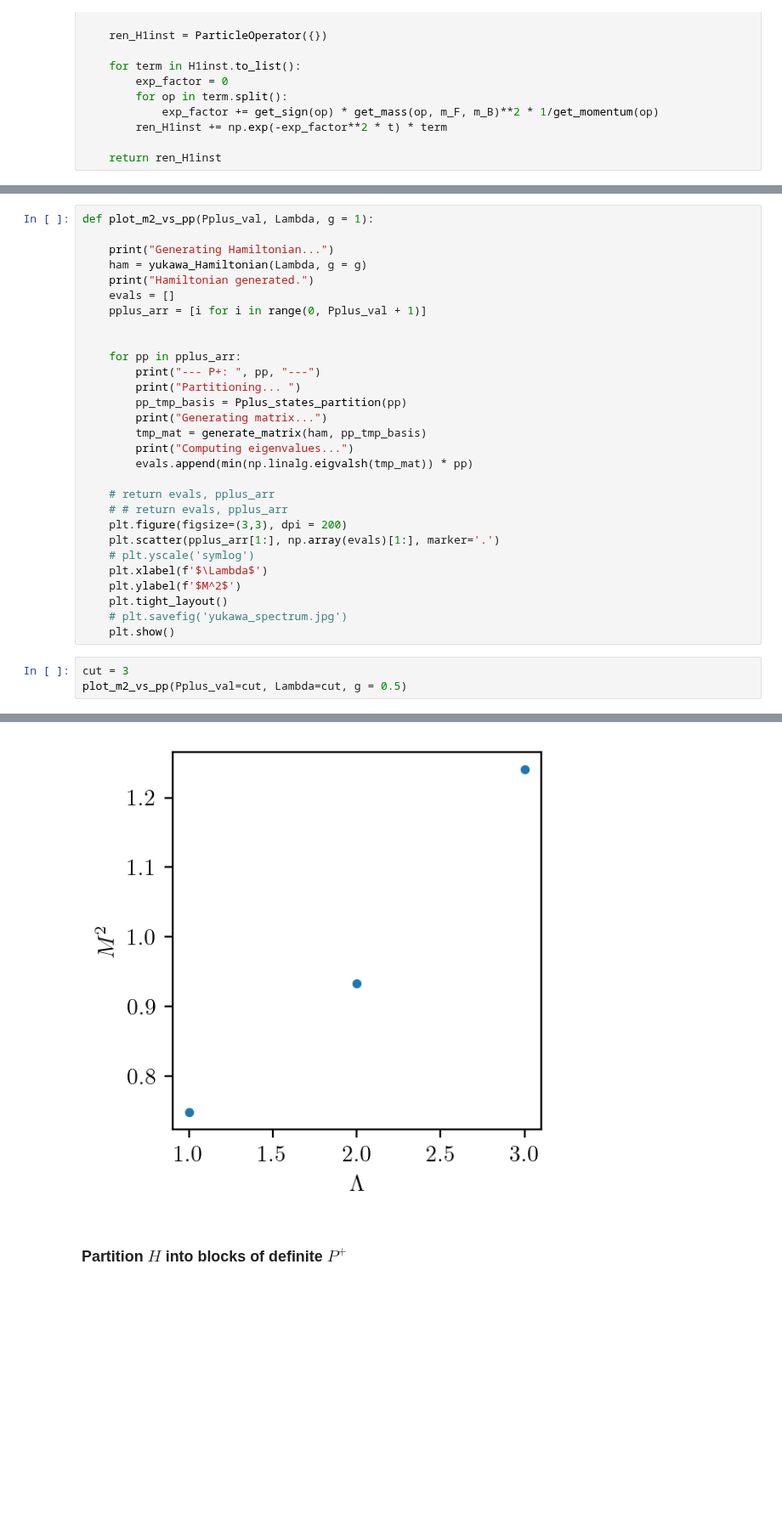
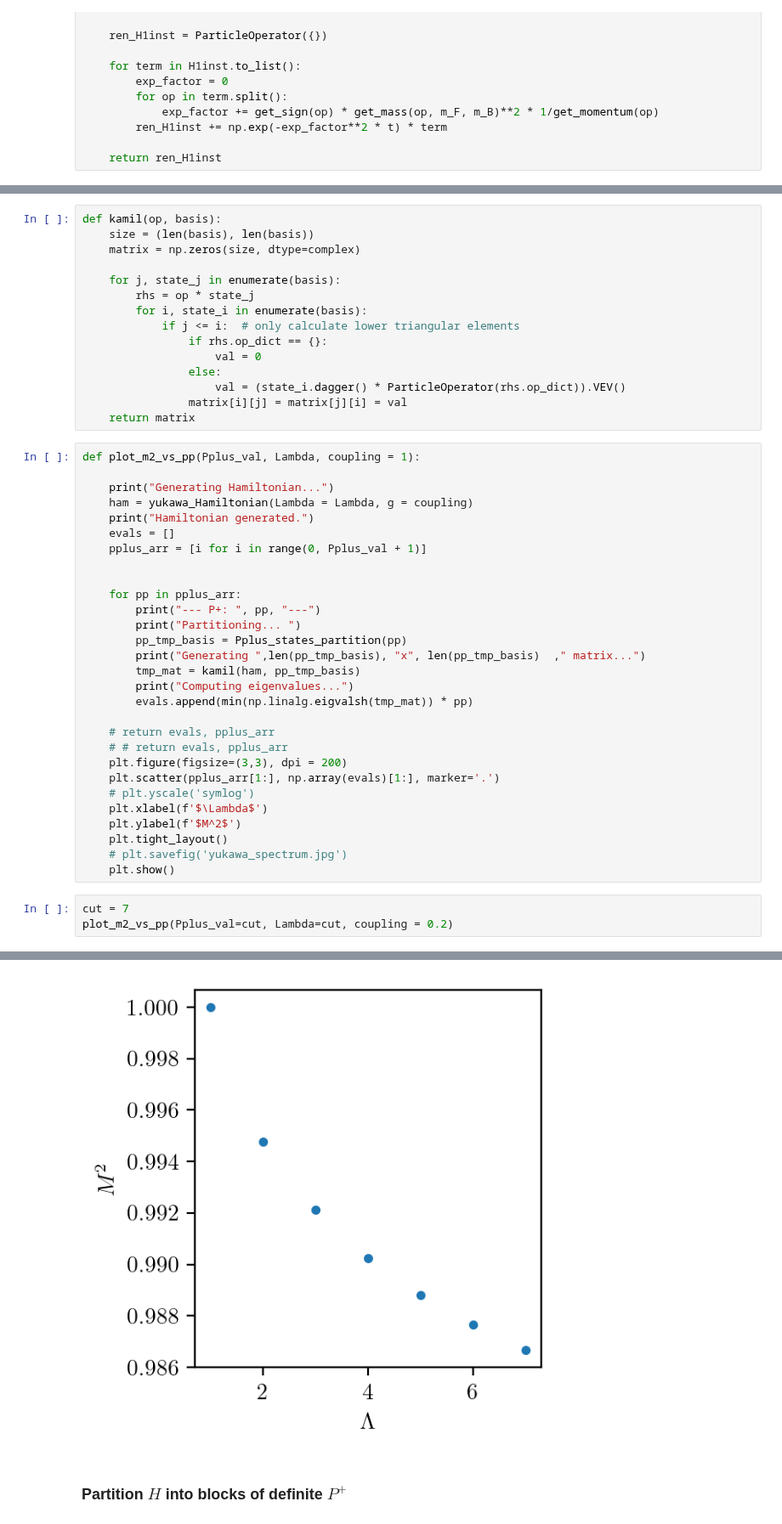
Before and after one commit to cgustin99/OpenParticle, a Jupyter notebook: models/Yukawa/yukawa.ipynb, the cells around one changed output, grey strips where cells are left out. Shown at 85% size. Saved outputs shown, nothing was run; the diff lists cells and outputs as text; blank space fills up the shorter version.

```diff
--- a/models/Yukawa/yukawa.ipynb
+++ b/models/Yukawa/yukawa.ipynb
@@ -58,8 +58,23 @@ def renormalized_Yukawa(Lambda, t):
+# %%
+def kamil(op, basis):
+    size = (len(basis), len(basis))
+    matrix = np.zeros(size, dtype=complex)
+
+    for j, state_j in enumerate(basis):
+        rhs = op * state_j
+        for i, state_i in enumerate(basis):
+            if j <= i:  # only calculate lower triangular elements
+                if rhs.op_dict == {}:
+                    val = 0
+                else:
+                    val = (state_i.dagger() * ParticleOperator(rhs.op_dict)).VEV()
+                matrix[i][j] = matrix[j][i] = val
+    return matrix
 # %%
-def plot_m2_vs_pp(Pplus_val, Lambda, g = 1):
+def plot_m2_vs_pp(Pplus_val, Lambda, coupling = 1):
 
     print("Generating Hamiltonian...")
-    ham = yukawa_Hamiltonian(Lambda, g = g)
+    ham = yukawa_Hamiltonian(Lambda = Lambda, g = coupling)
     print("Hamiltonian generated.")
     evals = []
     pplus_arr = [i for i in range(0, Pplus_val + 1)]
@@ -69,8 +84,8 @@ def plot_m2_vs_pp(Pplus_val, Lambda, g = 1):
         print("--- P+: ", pp, "---")
         print("Partitioning... ")
         pp_tmp_basis = Pplus_states_partition(pp)
-        print("Generating matrix...")
-        tmp_mat = generate_matrix(ham, pp_tmp_basis)
+        print("Generating ",len(pp_tmp_basis), "x", len(pp_tmp_basis)  ," matrix...")
+        tmp_mat = kamil(ham, pp_tmp_basis)
         print("Computing eigenvalues...")
         evals.append(min(np.linalg.eigvalsh(tmp_mat)) * pp)
 
@@ -85,8 +100,8 @@ def plot_m2_vs_pp(Pplus_val, Lambda, g = 1):
     # plt.savefig('yukawa_spectrum.jpg')
     plt.show()
 # %%
-cut = 3
-plot_m2_vs_pp(Pplus_val=cut, Lambda=cut, g = 0.5)
+cut = 7
+plot_m2_vs_pp(Pplus_val=cut, Lambda=cut, coupling = 0.2)
 # %% [output]
 Generating Hamiltonian...
 Hamiltonian generated.
@@ -109,4 +123,4 @@ Computing eigenvalues...
-[figure, old version]
+[figure, new version]
 # %% [markdown]
 ### Partition $H$ into blocks of definite $P^+$
 # %%
```
Also changed, not shown: parts of 13 cells of this notebook, 4 other files.
